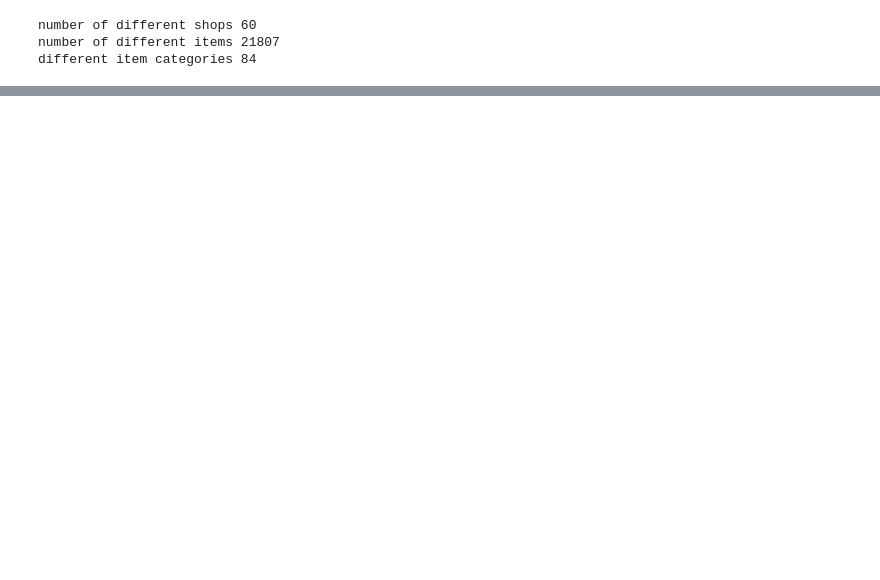
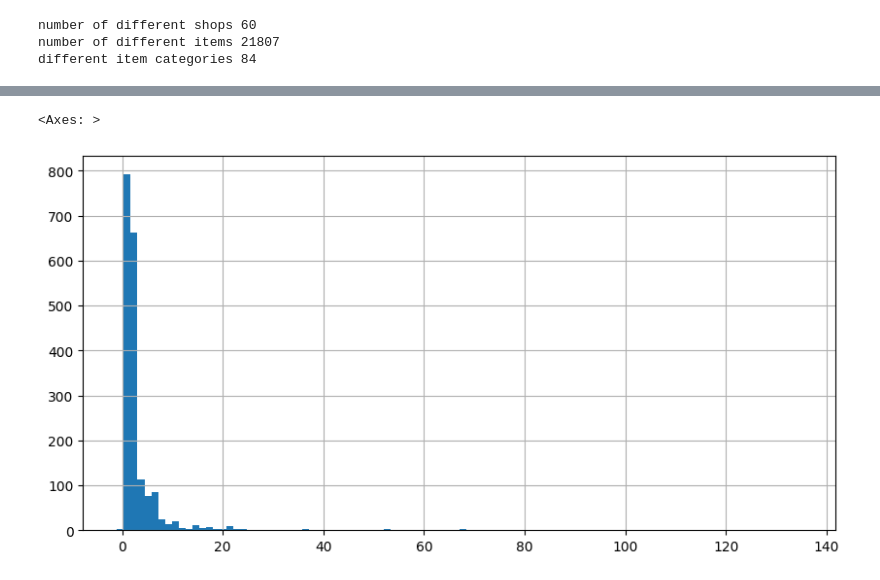
Before and after one commit to simoneMaggi/Experiments, a Jupyter notebook: PredictFutureSales/PredictFutureSales.ipynb, the cells around one changed output, grey strips where cells are left out. Saved outputs shown, nothing was run; the diff lists cells and outputs as text; code cells hidden in the pictures; blank space fills up the shorter version.

```diff
--- a/PredictFutureSales/PredictFutureSales.ipynb
+++ b/PredictFutureSales/PredictFutureSales.ipynb
@@ -177,0 +191,7 @@ Name: count, dtype: float64
+# %%
+# visualizing distribution of item_cnt_month for a set of items
+items_to_plot = train_joined['item_id'].value_counts().sort_values(ascending=False).head(20).index
+train_joined.loc[train_joined['item_id'] == items_to_plot[6], 'item_cnt_month'].hist(bins = 100, figsize=(10,5))
+# %% [output]
+<Axes: >
+[figure, added]
```
Also changed, not shown: parts of 12 cells of this notebook, 1 other file.
